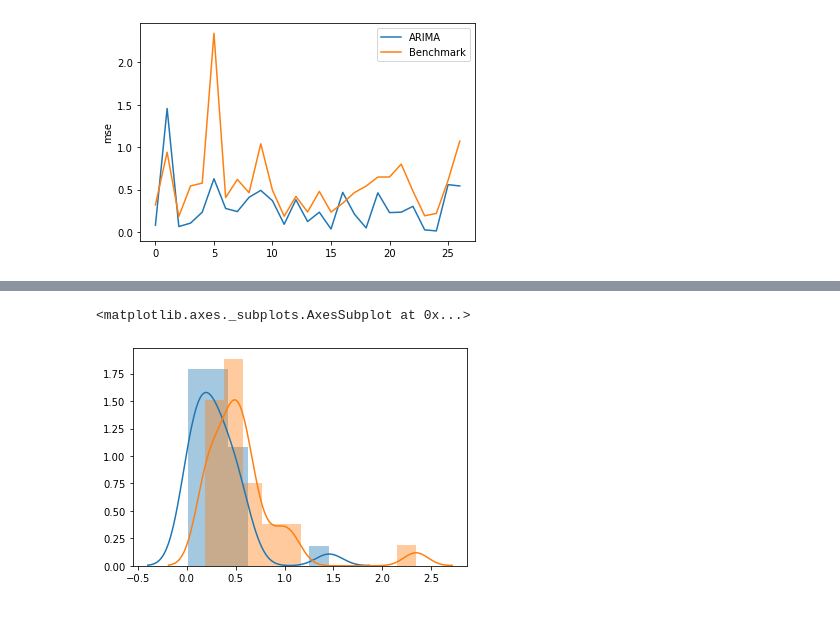
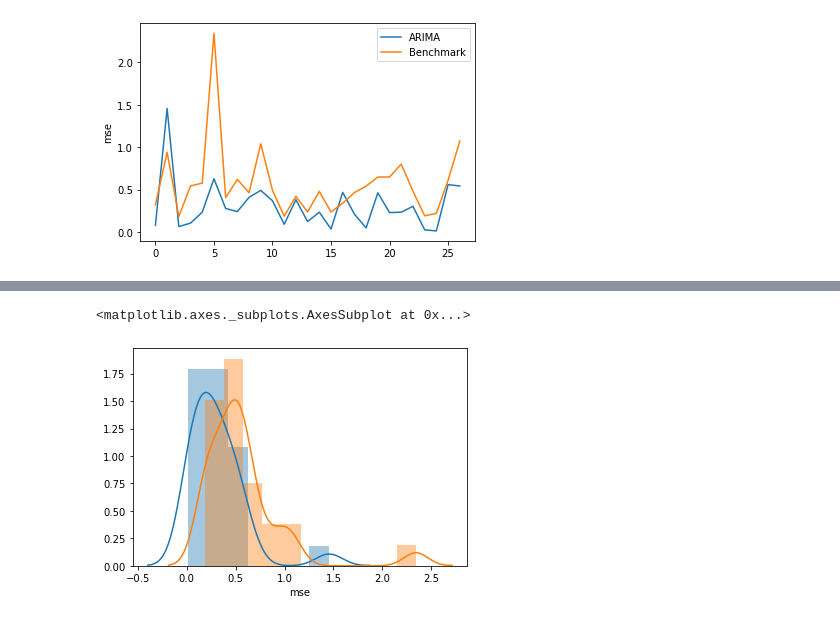
Before and after one commit to susymaijer/DMT, a Jupyter notebook: Benchmark.ipynb, the cells around one changed output, grey strips where cells are left out. Drawn from its saved outputs; the diff is of its cells as text; code cells hidden in the pictures.

Commit message:
ARIMA small change and benchmark extend

```diff
--- a/Benchmark.ipynb
+++ b/Benchmark.ipynb
@@ -10,5 +10,6 @@ Get benchmark performance
 df = pd.read_csv('data/data_arima.csv', index_col=1)[['mood', 'benchmark']] ## todo change: do data that RF uses
 df = df[~df.mood.isna() & ~df.benchmark.isna()] ## todo: remove after using data that RF uses
 benchmark = df.groupby('id').apply(lambda x: mean_squared_error(x['mood'], x['benchmark'])).to_frame('mse')
+benchmark['r2'] = df.groupby('id').apply(lambda x: r2_score(x['mood'], x['benchmark']))
 benchmark
 # %% [output]
@@ -61,6 +65,6 @@ sns.lineplot(x=range(0, amt_persons), y= benchmark['mse'], label="Benchmark")
 # %%
-sns.distplot(arima)
-sns.distplot(benchmark)
+sns.distplot(arima['mse'], label="ARIMA")
+sns.distplot(benchmark['mse'], label="Benchmark")
 # %% [output]
 <matplotlib.axes._subplots.AxesSubplot at 0x...>
-[figure, old version]
+[figure, new version]
```
Also changed, not shown: parts of 5 cells of this notebook, 2 other files.
